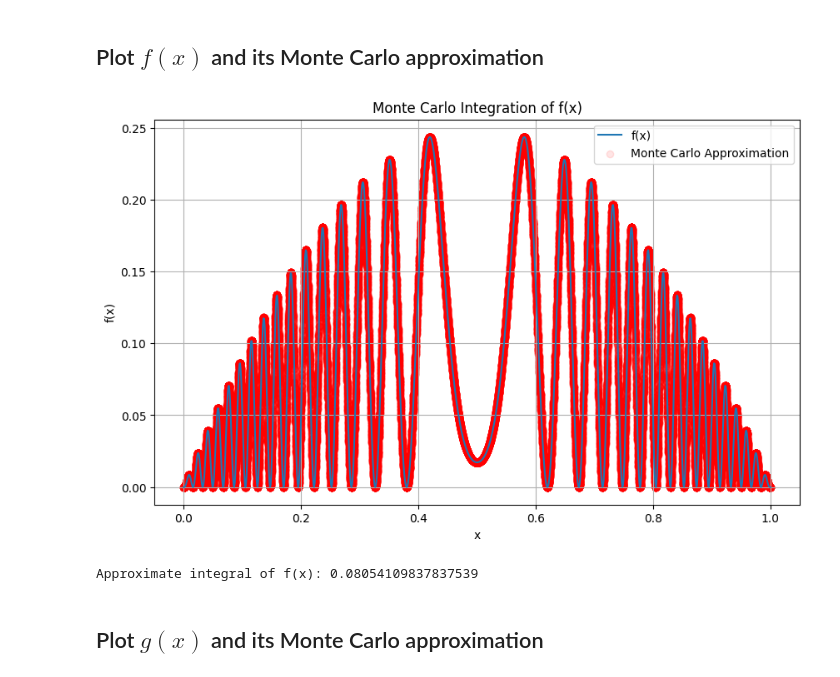
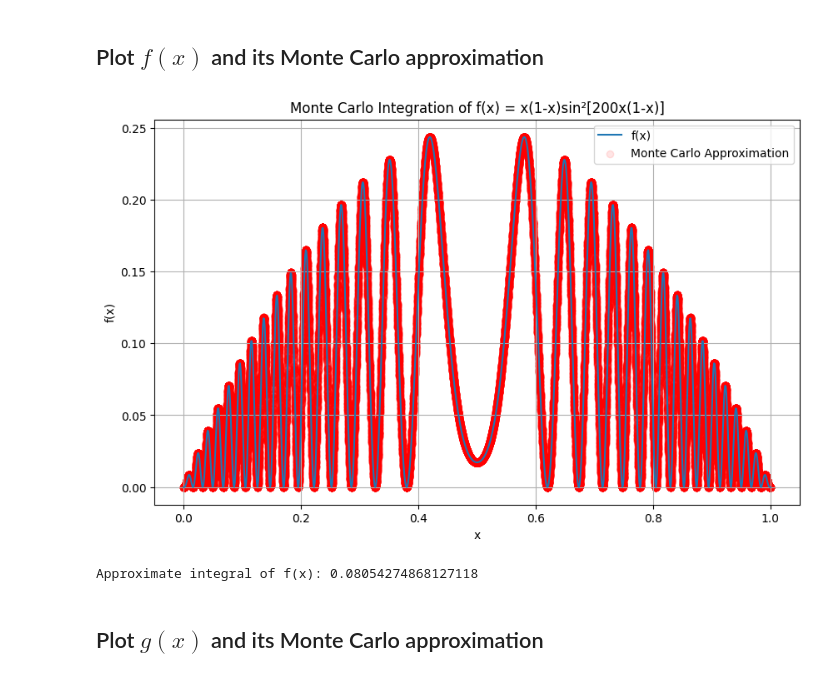
Before and after one commit to Kibalchish47/Monte-Carlo-Integration, a Jupyter notebook: code/monte-carlo-integration.ipynb, the cells around one changed output. Cells and saved outputs as stored; diff of their text form; code cells hidden in the pictures.

```diff
--- a/code/monte-carlo-integration.ipynb
+++ b/code/monte-carlo-integration.ipynb
@@ -97,19 +105,19 @@ y_samples_h = [h(x) for x in x_samples_h]
 # %%
 # Plot the function and the Monte Carlo approximation
 plt.figure(figsize=(10, 6))
 plt.plot(x_vals_f, y_vals_f, label='f(x)')
 plt.scatter(x_samples_f, y_samples_f, color='red', alpha=0.1, label='Monte Carlo Approximation')
 plt.xlabel('x')
 plt.ylabel('f(x)')
-plt.title('Monte Carlo Integration of f(x)')
+plt.title('Monte Carlo Integration of f(x) = x(1-x)sin²[200x(1-x)]')
 plt.legend()
 plt.grid(True)
 plt.show()
 
 print(f"Approximate integral of f(x): {result_f}")
 # %% [output]
-[figure, old version]
+[figure, new version]
-Approximate integral of f(x): 0.08054109837837539
+Approximate integral of f(x): 0.08054274868127118
 # %%
 ## Error bands and average values
 # %% [markdown]
```
Also changed, not shown: parts of 3 cells of this notebook.
